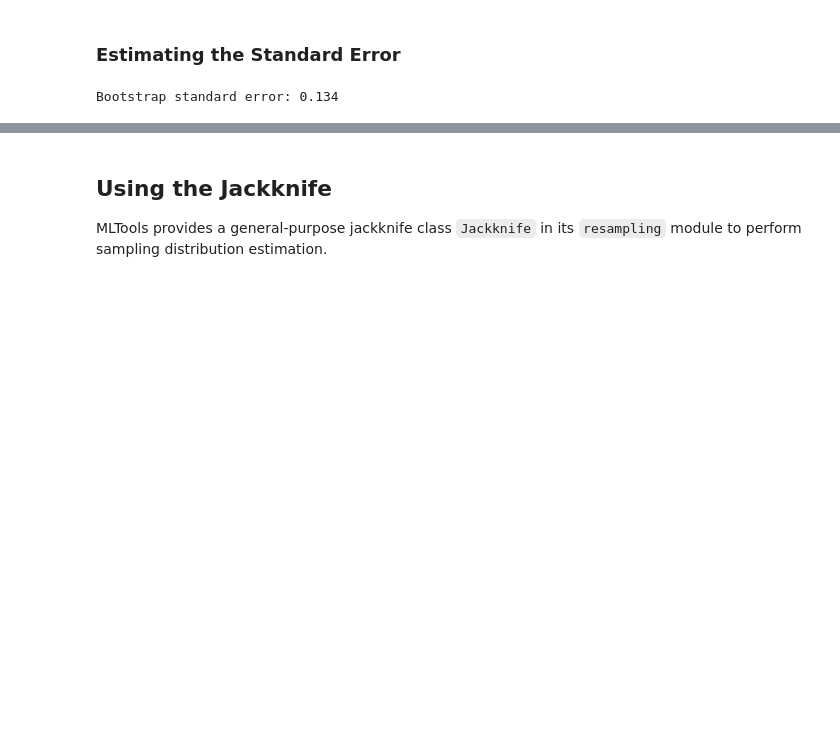
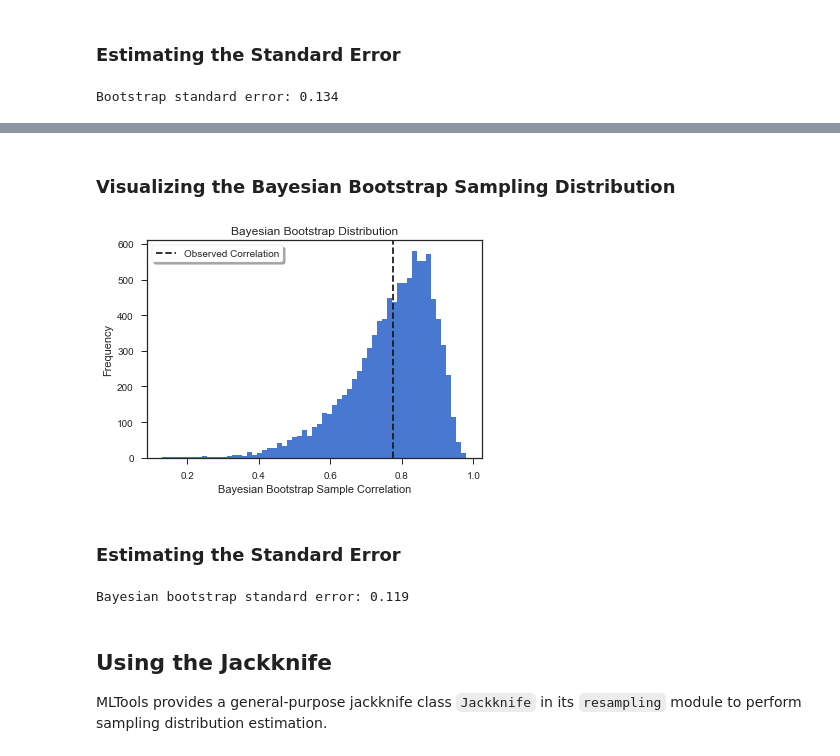
Before and after one commit to artemmavrin/StatTools, a Jupyter notebook: examples/Bootstrap and Jackknife.ipynb, the cells around one changed output, grey strips where cells are left out. Drawn from its saved outputs; the diff is of its cells as text; code cells hidden in the pictures; blank space fills up the shorter version.

Commit message:
implemented Bayesian bootstrap

```diff
--- a/examples/Bootstrap and Jackknife.ipynb
+++ b/examples/Bootstrap and Jackknife.ipynb
@@ -49,18 +49,22 @@ plt.close()
 # %% [markdown]
 Suppose we wish to estimate the correlation between average LSAT scores and average GPA using the Pearson correlation coefficient of our sample.
 # %%
-def correlation(x, y):
+def correlation(x, y, weights=None):
     """Pearson correlation coefficient between x and y."""
     # Coerce into NumPy arrays
     x = np.asarray(x)
     y = np.asarray(y)
 
+    # Uniform weights if None given
+    if weights is None:
+        weights = np.repeat(1., repeats=len(x)) / len(x)
+
     # Center x and y by subtracting off their sample means
-    x = x - x.mean()
-    y = y - y.mean()
+    x = x - np.average(x, weights=weights)
+    y = y - np.average(y, weights=weights)
 
     # Return the Pearson correlation coefficient
-    return x.dot(y) / np.sqrt(x.dot(x) * y.dot(y))
+    return x.dot(weights * y) / np.sqrt(x.dot(weights * x) * y.dot(weights * y))
 # %% [markdown]
 ### Observed Correlation Estimate
 # %%
@@ -105,0 +114,3 @@ Bootstrap standard error: 0.134
+# %%
+%%time
+boot_bayes = BayesianBootstrap(data.LSAT, data.GPA, stat=correlation, n_boot=10000, random_state=0)
@@ -106,3 +120,24 @@ Bootstrap standard error: 0.134
+# %% [markdown]
+### Visualizing the Bayesian Bootstrap Sampling Distribution
+# %%
+plt.figure()
+plt.hist(boot_bayes.dist, bins="auto")
+plt.axvline(boot_bayes.observed, ls="--", c="k", label="Observed Correlation")
+plt.xlabel("Bayesian Bootstrap Sample Correlation")
+plt.ylabel("Frequency")
+plt.legend(loc="best", frameon=True, shadow=True)
+plt.title("Bayesian Bootstrap Distribution")
+plt.show()
+plt.close()
+# %% [output]
+[figure, added]
+# %% [markdown]
+### Estimating the Standard Error
+# %%
+se_boot_bayes = boot_bayes.se()
+print(f"Bayesian bootstrap standard error: {se_boot_bayes:.3f}")
+# %% [output]
+Bayesian bootstrap standard error: 0.119
 # %% [markdown]
 ## Using the Jackknife
 
```
Also changed, not shown: parts of 7 cells of this notebook, 3 other files.
